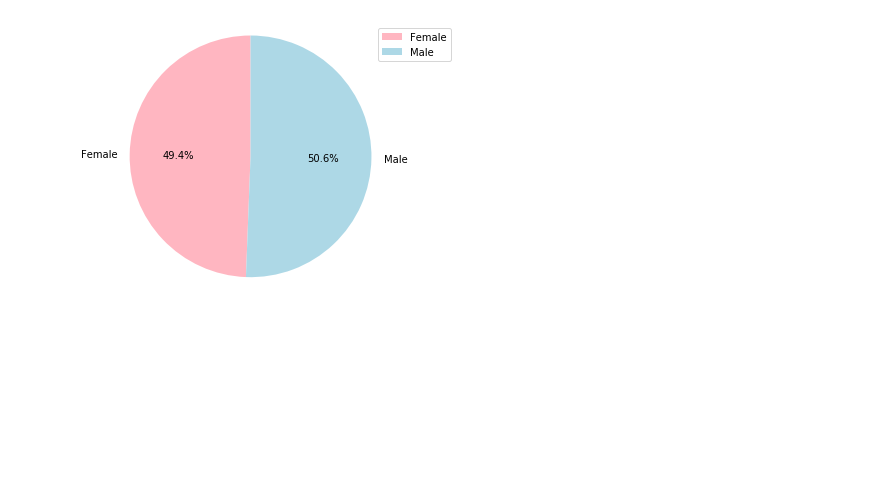
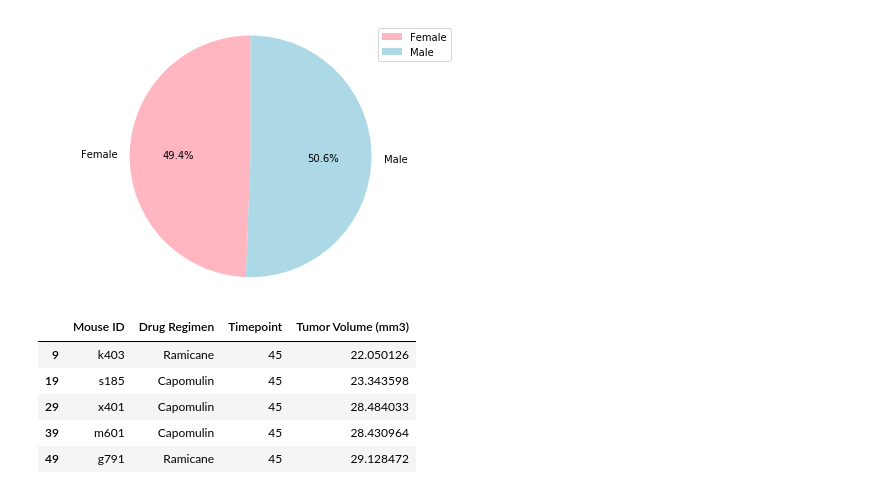
Before and after one commit to tnatoli29/Matplotlib-Challenge, a Jupyter notebook: The Power of Plots.ipynb, the cells around one changed output. Drawn from its saved outputs; the diff is of its cells as text; code cells hidden in the pictures; blank space fills up the shorter version.

```diff
--- a/The Power of Plots.ipynb
+++ b/The Power of Plots.ipynb
@@ -144,3 +144,20 @@ plt.axis("equal")
 plt.tight_layout()
 # %% [output]
 [figure]
+# %%
+#Find the best treatment between Capomulin, Ramicane, Infubinol, and Ceftamin in each mouse
+merged_data.head()
+
+#Get the columns we are looking at
+treatment_columns = merged_data[["Mouse ID", "Drug Regimen", "Timepoint", "Tumor Volume (mm3)"]]
+
+#Sort by the greatest timepoint so that we can see the greatest tumor volume in each mouse
+time_sort = treatment_columns.loc[treatment_columns["Timepoint"] == 45]
+time_sort.head()
+# %% [output]
+|  | Mouse ID | Drug Regimen | Timepoint | Tumor Volume (mm3) |
+| 9 | k403 | Ramicane | 45 | 22.050126 |
+| 19 | s185 | Capomulin | 45 | 23.343598 |
+| 29 | x401 | Capomulin | 45 | 28.484033 |
+| 39 | m601 | Capomulin | 45 | 28.430964 |
+| 49 | g791 | Ramicane | 45 | 29.128472 |
```
Also changed, not shown: parts of 2 cells of this notebook.
